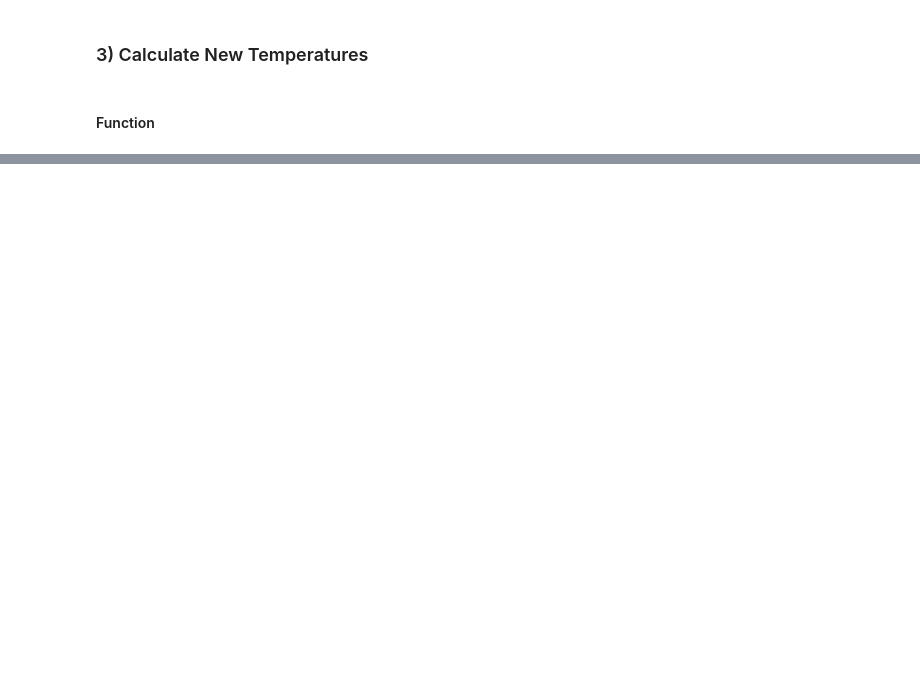
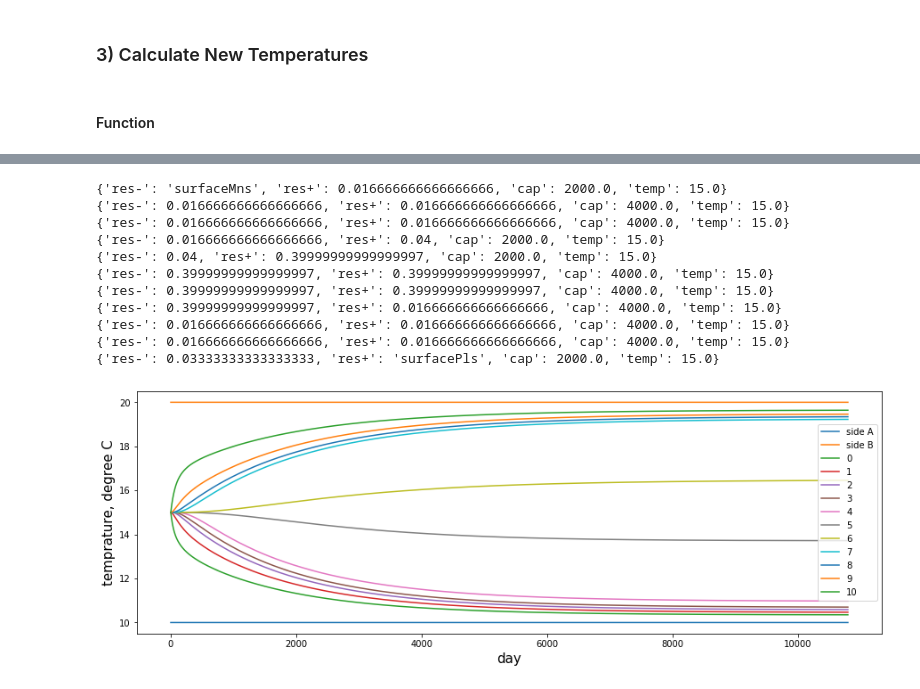
Before and after one commit to KENKAN-Lab/busi, a Jupyter notebook: notebook/wall.ipynb, the cells around one changed output, grey strips where cells are left out. Cells and saved outputs as stored; diff of their text form; code cells hidden in the pictures; blank space fills up the shorter version.

Commit message:
[update] envelope module

```diff
--- a/notebook/wall.ipynb
+++ b/notebook/wall.ipynb
@@ -210,0 +88,3 @@ R: 0.016666666666666666/surfacePls, capacity: 1.0, temperature: 15.0
+# %%
+for c in cs:
+    print(c.get_property())
@@ -251,0 +121,14 @@ def make_envelope(nameset, layers, initial_temp, lwaveemit):
+# %%
+e2 = Envelope.create(
+    name='test2',
+    layers=[
+        SolidLayer(conductivity=1.2, specific_heat=100000.0, thickness=0.12, division_number=3),
+        AirLayer(resistance=120.0),
+        SolidLayer(conductivity=1.2, specific_heat=100000.0, thickness=0.12, division_number=3),
+        SolidLayer(conductivity=1.2, specific_heat=100000.0, thickness=0.12, division_number=3),
+        AirLayer(resistance=120.0),
+        SolidLayer(conductivity=1.2, specific_heat=100000.0, thickness=0.12, division_number=6),
+    ],
+    initial_temp=15.0,
+    long_wave_emissivity=Side(0.0, 0.0)
+)
@@ -365,0 +242,59 @@ print(show_all_temperature(e2))
+# %%
+e3 = Envelope.create(
+    name='test2',
+    layers=[
+        SolidLayer(conductivity=1.2, specific_heat=100000.0, thickness=0.12, division_number=3),
+        AirLayer(resistance=0.08),
+        SolidLayer(conductivity=0.05, specific_heat=100000.0, thickness=0.12, division_number=3),
+        SolidLayer(conductivity=1.2, specific_heat=100000.0, thickness=0.12, division_number=3),
+    ],
+    initial_temp=15.0,
+    long_wave_emissivity=Side(0.0, 0.0)
+)
+
+for c in e3.cells:
+    print(c.get_property())
+
+n = 10800
+
+air_temps_side_a = np.full(n, 10.0)
+air_temps_side_b = np.full(n, 20.0)
+
+ts = np.zeros((e3.n_cells, n))
+for i, (t_a, t_b) in enumerate(zip(air_temps_side_a, air_temps_side_b)):
+    ts[:, i] = np.array(e3.show_all_temperature())
+    e3.update_temp(
+        surf_resistance = Side(0.1, 0.1),
+        air_temp = Side(t_a, t_b),
+        dt = 1.0,
+        lwave = Side(0.0, 0.0)
+    )
+
+fig = plt.figure(figsize = (15,5))
+ax = fig.add_subplot(1,1,1)
+
+ax.plot(range(n), air_temps_side_a, label='side A')
+ax.plot(range(n), air_temps_side_b, label='side B')
+
+for j in range(e3.n_cells):
+    ax.plot(range(n), ts[j, :], label=str(j))
+
+ax.set_xlabel('day', fontsize = 15)
+ax.set_ylabel('temprature, degree C', fontsize = 15)
+
+plt.legend()
+
+plt.show()
+# %% [output]
+{'res-': 'surfaceMns', 'res+': 0.016666666666666666, 'cap': 2000.0, 'temp': 15.0}
+{'res-': 0.016666666666666666, 'res+': 0.016666666666666666, 'cap': 4000.0, 'temp': 15.0}
+{'res-': 0.016666666666666666, 'res+': 0.016666666666666666, 'cap': 4000.0, 'temp': 15.0}
+{'res-': 0.016666666666666666, 'res+': 0.04, 'cap': 2000.0, 'temp': 15.0}
+{'res-': 0.04, 'res+': 0.39999999999999997, 'cap': 2000.0, 'temp': 15.0}
+{'res-': 0.39999999999999997, 'res+': 0.39999999999999997, 'cap': 4000.0, 'temp': 15.0}
+{'res-': 0.39999999999999997, 'res+': 0.39999999999999997, 'cap': 4000.0, 'temp': 15.0}
+{'res-': 0.39999999999999997, 'res+': 0.016666666666666666, 'cap': 4000.0, 'temp': 15.0}
+{'res-': 0.016666666666666666, 'res+': 0.016666666666666666, 'cap': 4000.0, 'temp': 15.0}
+{'res-': 0.016666666666666666, 'res+': 0.016666666666666666, 'cap': 4000.0, 'temp': 15.0}
+{'res-': 0.03333333333333333, 'res+': 'surfacePls', 'cap': 2000.0, 'temp': 15.0}
+[figure, added]
```
Also changed, not shown: parts of 64 cells of this notebook, 2 other files.
